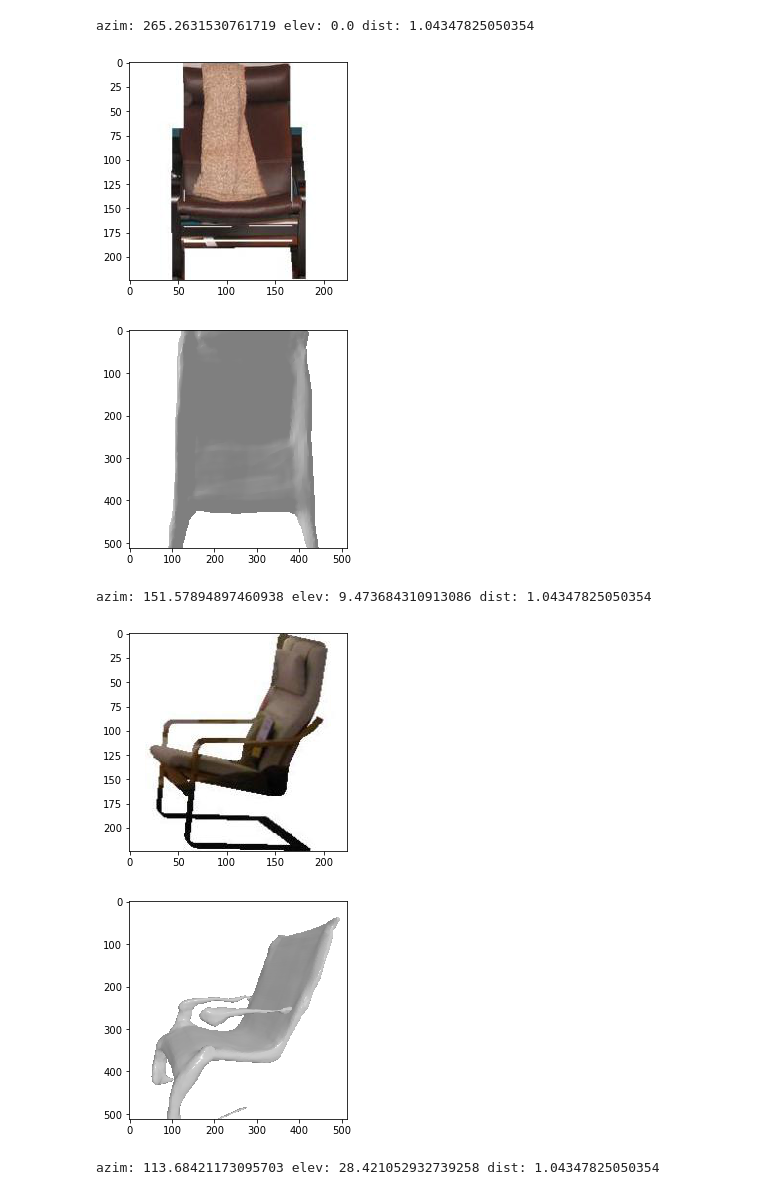
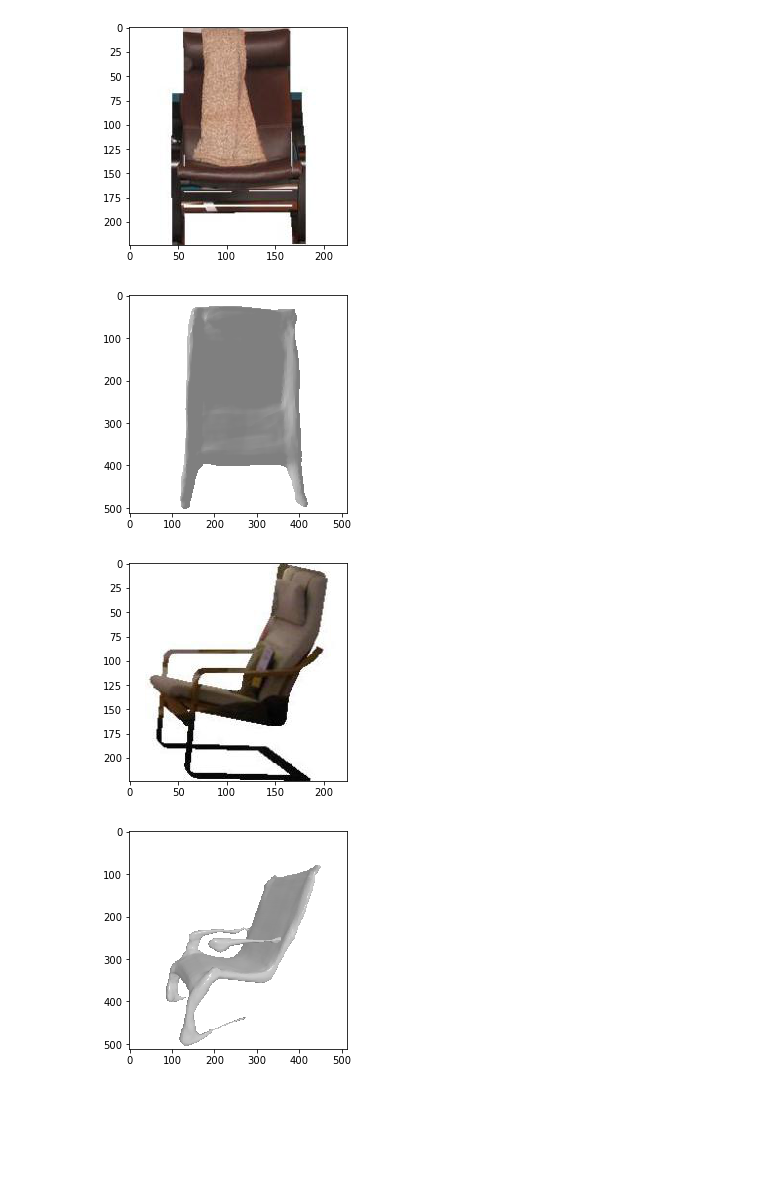
Before and after one commit to edwardyang12/sil_consistent_at_inference, a Jupyter notebook: notebooks/Prelim.ipynb, the cells around one changed output. Saved outputs shown, nothing was run; the diff lists cells and outputs as text; code cells hidden in the pictures; blank space fills up the shorter version.

Commit message:
added in frame requirement for distance pred

```diff
--- a/notebooks/Prelim.ipynb
+++ b/notebooks/Prelim.ipynb
@@ -118,6 +118,25 @@ def get_normalized_iou(img, mask, show_intermediate = False):
         plt.imshow(img_mask_resized)
         plt.show()
     return IOU
+
+# assumes input is an rgba image (np array); returns a boolean, of if the image contained in the image
+# is captured fully (there is an empty border around the image.)
+# pix_border_req is the threshold num. of pixels on the border to be considered "captured fully"
+def rgba_obj_in_frame(rgba_img, px_border_req=1):
+    mask = (rgba_img[:,:,3] > 0)
+    objs = ndimage.find_objects(mask)
+    # TODO: check height, width
+    img_height = mask.shape[0]
+    img_width = mask.shape[1]
+    # upper left, lower right
+    upper_left = [objs[0][0].start, objs[0][1].start]
+    lower_right = [objs[0][0].stop, objs[0][1].stop]
+    in_frame = False
+    if (upper_left[0] >= px_border_req and upper_left[1] >= px_border_req and
+        img_width - lower_right[0] >= px_border_req and img_height - lower_right[1] >= px_border_req):
+        in_frame = True
+
+    return in_frame
 # %%
 # renders in batches
 def batched_render(mesh, azims, elevs, dists, batch_size):
@@ -190,30 +217,30 @@ for mesh_path in mesh_paths:
     data_paths.append({"mesh": mesh_path, "input_img": instance_img_path, "mask": instance_mask_path})
 # %%
 device = torch.device("cuda:7")
+cached_pred_poses = {}
 for data in data_paths:
     input_image = np.asarray(Image.open(data['input_img']).convert('RGB'))
-    mesh = load_untextured_mesh(data['mesh'], device)
+    with torch.no_grad():
+        mesh = load_untextured_mesh(data['mesh'], device)
     # convert mask to 224 x 224 to match input image for nn
     mask = Image.open(data['mask']).resize((224,224))
     mask = np.asarray(mask)
     mask = (mask[:,:,3]> 0)
 
     # predicting pose
-    pred_azim, pred_elev, pred_dist, renders = brute_force_estimate_pose(mesh, mask, 20, 20, 24, device)
-    print("azim: {} elev: {} dist: {}".format(pred_azim, pred_elev, pred_dist))
+    pred_azim, pred_elev, pred_dist, renders = brute_force_estimate_pose(mesh, mask, 20, 20, 40, device, 8)
+    #print("azim: {} elev: {} dist: {}".format(pred_azim, pred_elev, pred_dist))
+    cached_pred_poses[data['input_img'].split('/')[-1]] = {"azim": pred_azim.item(), "elev": pred_elev.item(), "dist": pred_dist.item()}
 
     # showing results of pose prediction
     R, T = look_at_view_transform(pred_dist, pred_elev, pred_azim)
     mesh_rendered_at_pred_pose = render_mesh(mesh, R, T, device)
     plt.imshow(input_image)
     plt.show()
     plt.imshow(mesh_rendered_at_pred_pose[0, ..., :3].cpu().numpy())
     plt.show()
 # %% [output]
-azim: 265.2631530761719 elev: 0.0 dist: 1.04347825050354
 [figure]
-[figure, old version]
+[figure, new version]
-azim: 151.57894897460938 elev: 9.473684310913086 dist: 1.04347825050354
 [figure]
-[figure, old version]
+[figure, new version]
-azim: 113.68421173095703 elev: 28.421052932739258 dist: 1.04347825050354
```
Also changed, not shown: parts of 4 cells of this notebook.
